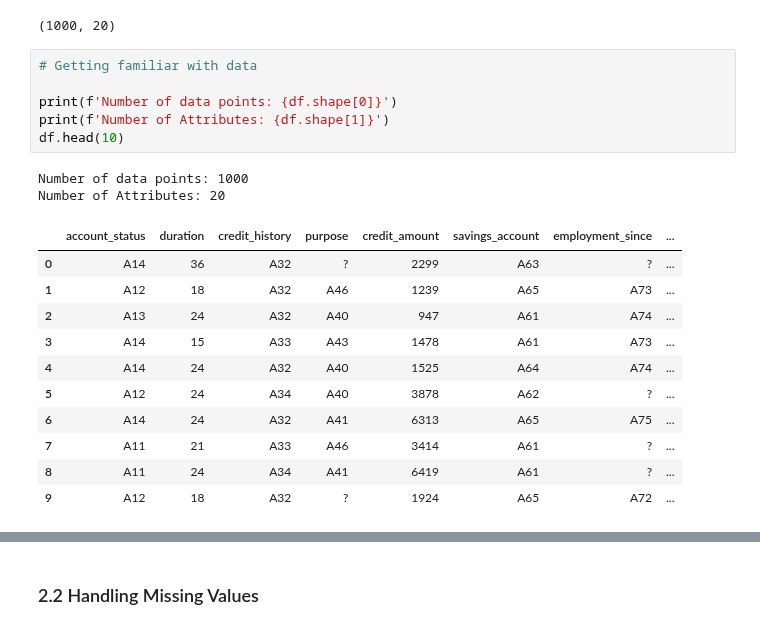
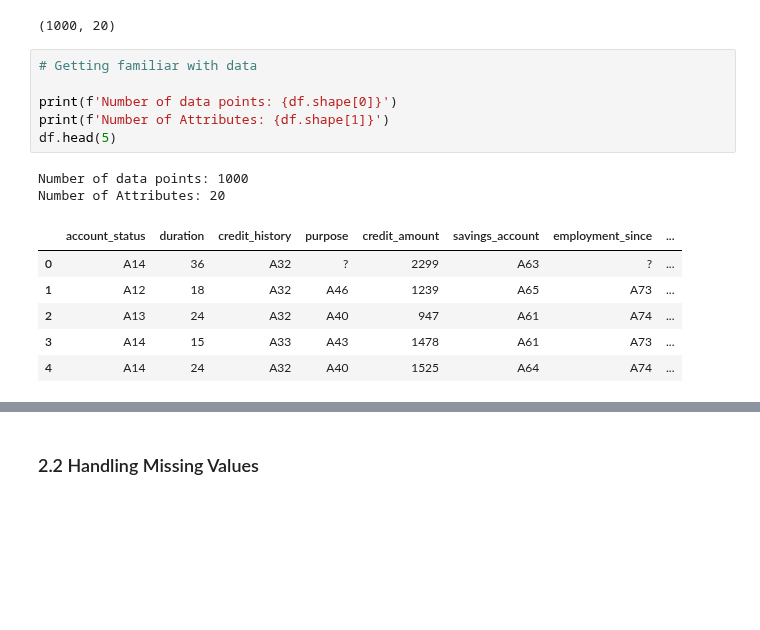
Before and after one commit to alyonavyshnevska/intelligent_data_analysis, a Jupyter notebook: Final_Project/FinalProject.ipynb, the cells around one changed output, grey strips where cells are left out. Drawn from its saved outputs; the diff is of its cells as text; blank space fills up the shorter version.

```diff
--- a/Final_Project/FinalProject.ipynb
+++ b/Final_Project/FinalProject.ipynb
@@ -43,20 +47,15 @@ df.shape
 # %%
 # Getting familiar with data
 
 print(f'Number of data points: {df.shape[0]}')
 print(f'Number of Attributes: {df.shape[1]}')
-df.head(10)
+df.head(5)
 # %% [output]
 Number of data points: 1000
 Number of Attributes: 20
 |  | account_status | duration | credit_history | purpose | credit_amount | savings_account | employment_since | ... |
 | 0 | A14 | 36 | A32 | ? | 2299 | A63 | ? | ... |
 | 1 | A12 | 18 | A32 | A46 | 1239 | A65 | A73 | ... |
 | 2 | A13 | 24 | A32 | A40 | 947 | A61 | A74 | ... |
 | 3 | A14 | 15 | A33 | A43 | 1478 | A61 | A73 | ... |
 | 4 | A14 | 24 | A32 | A40 | 1525 | A64 | A74 | ... |
-| 5 | A12 | 24 | A34 | A40 | 3878 | A62 | ? | ... |
-| 6 | A14 | 24 | A32 | A41 | 6313 | A65 | A75 | ... |
-| 7 | A11 | 21 | A33 | A46 | 3414 | A61 | ? | ... |
-| 8 | A11 | 24 | A34 | A41 | 6419 | A61 | ? | ... |
-| 9 | A12 | 18 | A32 | ? | 1924 | A65 | A72 | ... |
```
Also changed, not shown: parts of 38 cells of this notebook.
